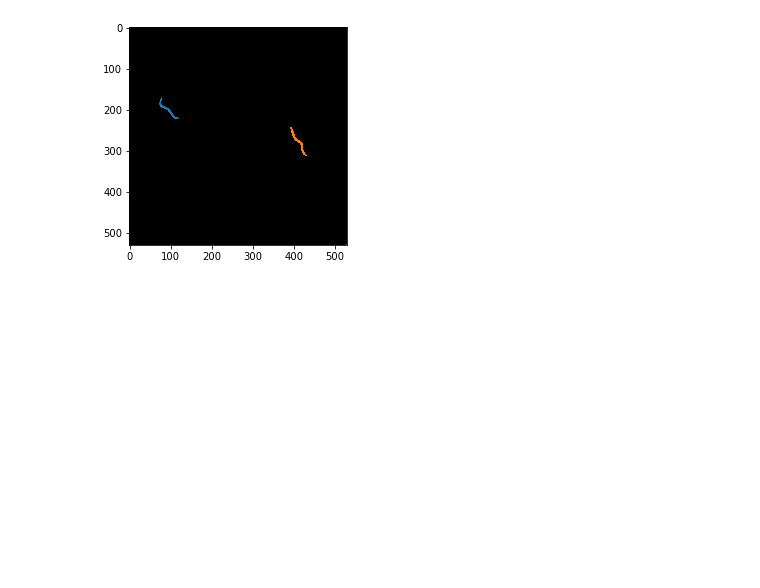
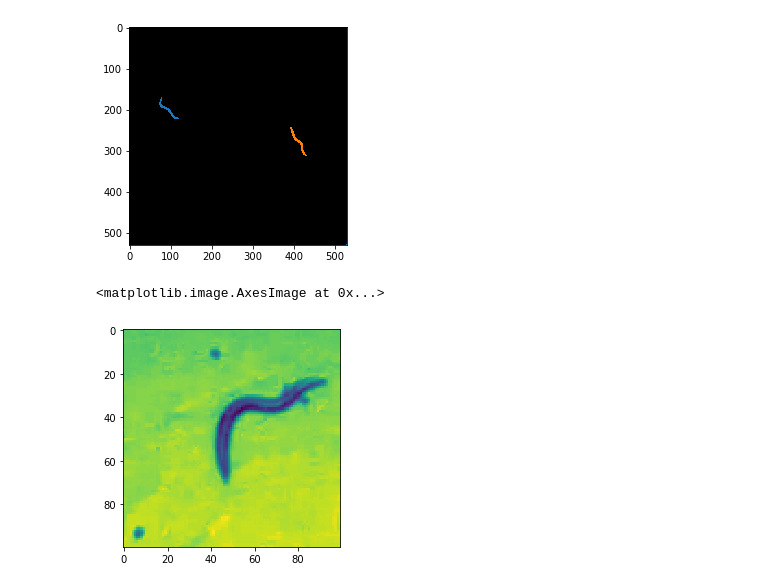
Before and after one commit to RosaryYao/msc_wormtracking, a Jupyter notebook: results.ipynb, the cells around one changed output. Drawn from its saved outputs; the diff is of its cells as text; code cells hidden in the pictures; blank space fills up the shorter version.

```diff
--- a/results.ipynb
+++ b/results.ipynb
@@ -316,3 +317,15 @@ import gif
 gif.plot_pic(seg_3[-1], "pics/6814_1/C3_seg_3_frame1130.jpg", raw=False, sequential=False)
 # %% [output]
 [figure]
+# %%
+# Contamination - 6819_3 D7 1
+
+raw = np.load("../6819_3/D7_raw_1.npy")
+mask = np.load("../6819_3/D7_mask_1.npy")
+seg = np.load("../6819_3/D7_seg_1.npy")
+# %%
+#mpl.rcParams['image.interpolation'] = 'none'
+plt.imshow(raw[0][50:150, 150:250])
+# %% [output]
+<matplotlib.image.AxesImage at 0x...>
+[figure, added]
```
Also changed, not shown: parts of 5 cells of this notebook, 4 other files.
